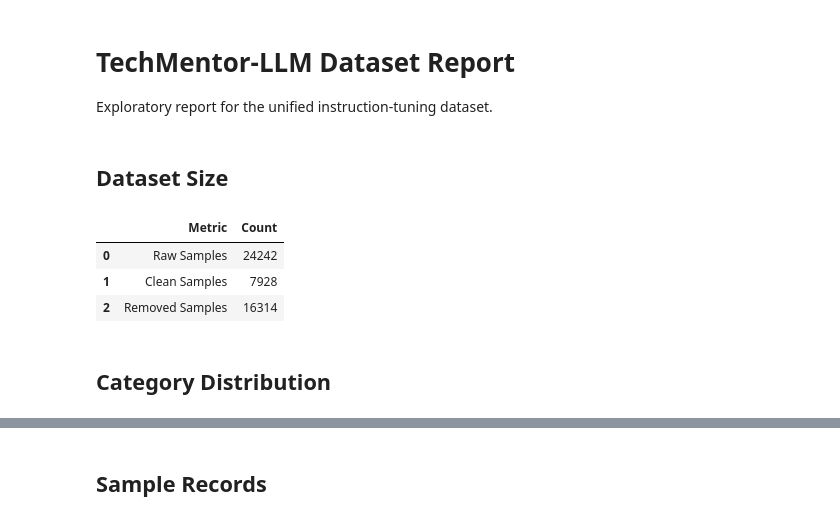
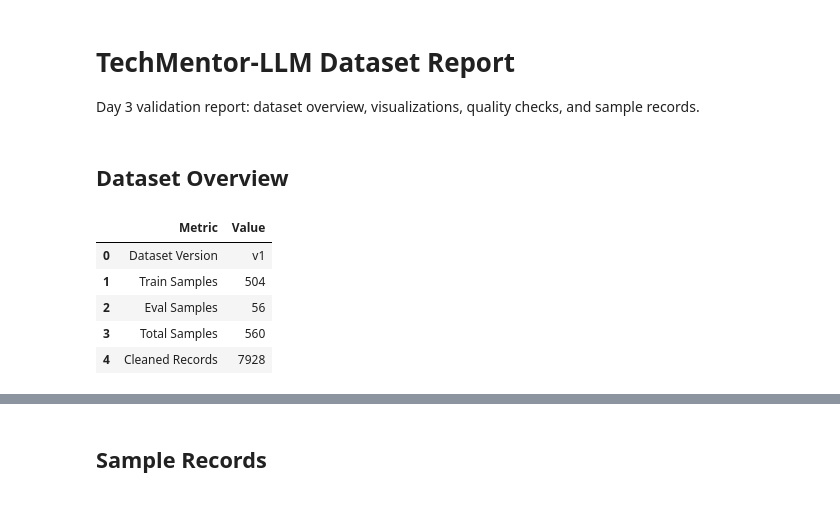
Before and after one commit to TechMaverickHub/TechMentor-LLM, a Jupyter notebook: notebooks/dataset_report.ipynb, the cells around one changed output, grey strips where cells are left out. Drawn from its saved outputs; the diff is of its cells as text; code cells hidden in the pictures.

```diff
--- a/notebooks/dataset_report.ipynb
+++ b/notebooks/dataset_report.ipynb
@@ -1,7 +1,7 @@
 # %% [markdown]
 # TechMentor-LLM Dataset Report
 
-Exploratory report for the unified instruction-tuning dataset.
+Day 3 validation report: dataset overview, visualizations, quality checks, and sample records.
 # %%
 import json
 import random
@@ -19,24 +22,26 @@ EVAL_PATH = ROOT / "data" / "processed" / "eval.jsonl"
 # %% [markdown]
-## Dataset Size
+## Dataset Overview
 # %%
 with STATS_PATH.open(encoding="utf-8") as handle:
     stats = json.load(handle)
 
 with CLEANED_PATH.open(encoding="utf-8") as handle:
     cleaned = json.load(handle)
 
-size_df = pd.DataFrame(
+overview = pd.DataFrame(
     [
-        {"Metric": "Raw Samples", "Count": stats["raw_records"]},
-        {"Metric": "Clean Samples", "Count": stats["total_records"]},
-        {"Metric": "Removed Samples", "Count": stats["removed_records"]},
+        {"Metric": "Dataset Version", "Value": stats["dataset_version"]},
+        {"Metric": "Train Samples", "Value": stats["train_samples"]},
+        {"Metric": "Eval Samples", "Value": stats["eval_samples"]},
+        {"Metric": "Total Samples", "Value": stats["total_samples"]},
+        {"Metric": "Cleaned Records", "Value": stats.get("cleaning", {}).get("total_records", len(cleaned))},
     ]
 )
-size_df
+overview
 # %% [output]
-|  | Metric | Count |
-| 0 | Raw Samples | 24242 |
-| 1 | Clean Samples | 7928 |
-| 2 | Removed Samples | 16314 |
+|  | Metric | Value |
+| 0 | Dataset Version | v1 |
+| 1 | Train Samples | 504 |
+| 2 | Eval Samples | 56 |
+| 3 | Total Samples | 560 |
+| 4 | Cleaned Records | 7928 |
-# %% [markdown]
-## Category Distribution
```
Also changed, not shown: parts of 22 cells of this notebook, 11 other files.
